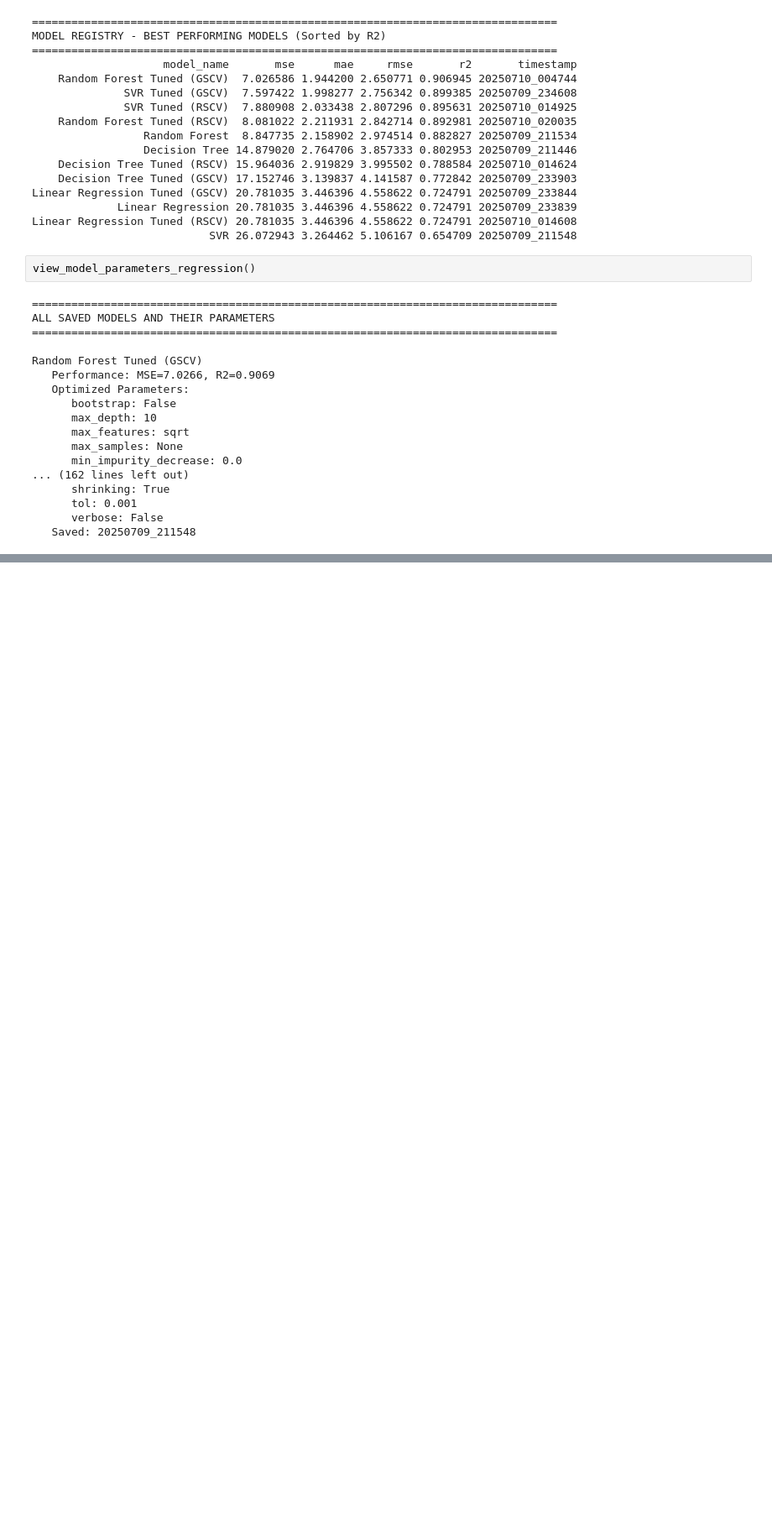
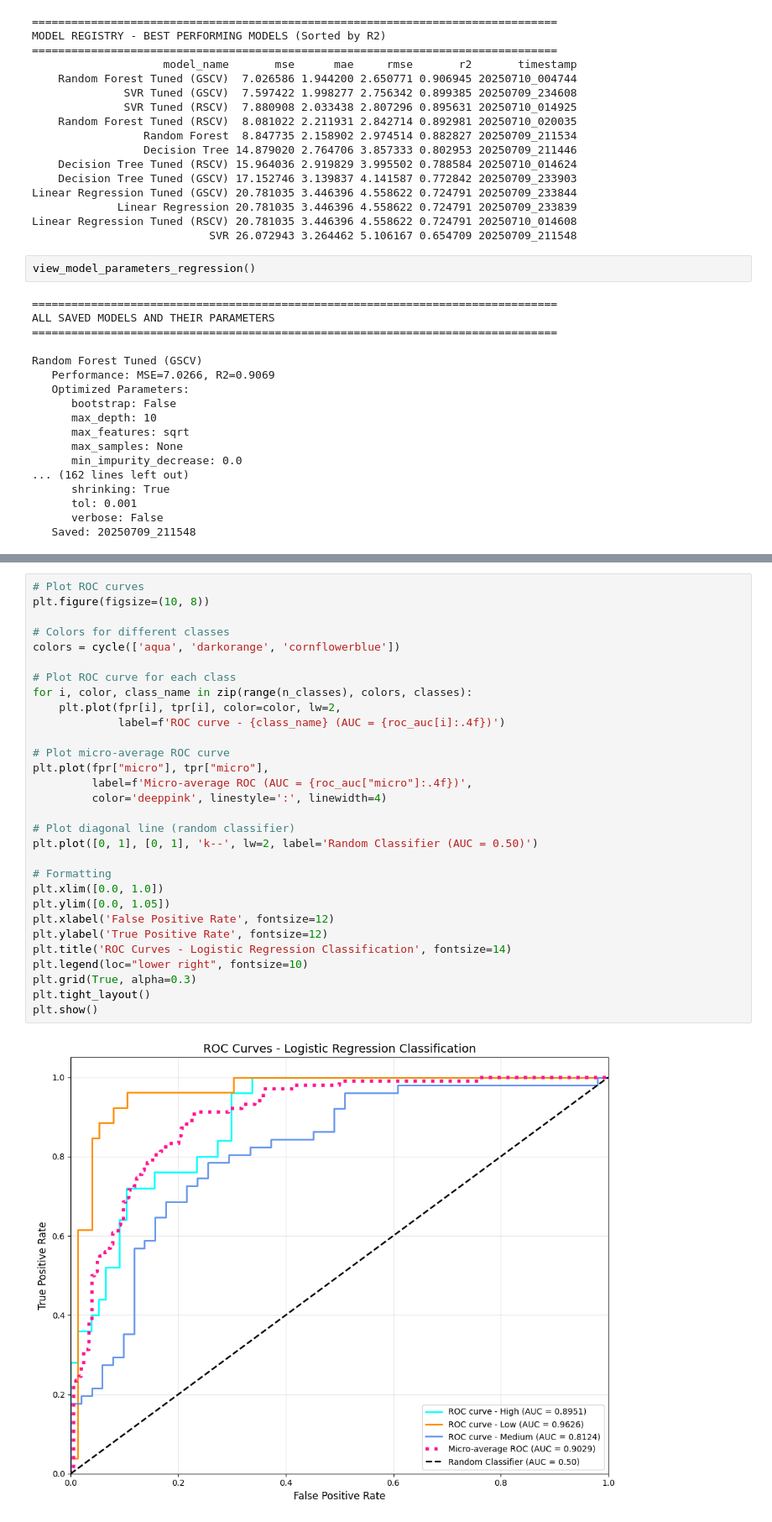
Before and after one commit to LTJ508/BostonML, a Jupyter notebook: BostonML.ipynb, the cells around one changed output, grey strips where cells are left out. Shown at 84% size. Drawn from its saved outputs; the diff is of its cells as text; blank space fills up the shorter version.

```diff
--- a/BostonML.ipynb
+++ b/BostonML.ipynb
@@ -1788,0 +2348,32 @@ Random Forest Tuned (GSCV)
+# %%
+# Plot ROC curves
+plt.figure(figsize=(10, 8))
+
+# Colors for different classes
+colors = cycle(['aqua', 'darkorange', 'cornflowerblue'])
+
+# Plot ROC curve for each class
+for i, color, class_name in zip(range(n_classes), colors, classes):
+    plt.plot(fpr[i], tpr[i], color=color, lw=2,
+             label=f'ROC curve - {class_name} (AUC = {roc_auc[i]:.4f})')
+
+# Plot micro-average ROC curve
+plt.plot(fpr["micro"], tpr["micro"],
+         label=f'Micro-average ROC (AUC = {roc_auc["micro"]:.4f})',
+         color='deeppink', linestyle=':', linewidth=4)
+
+# Plot diagonal line (random classifier)
+plt.plot([0, 1], [0, 1], 'k--', lw=2, label='Random Classifier (AUC = 0.50)')
+
+# Formatting
+plt.xlim([0.0, 1.0])
+plt.ylim([0.0, 1.05])
+plt.xlabel('False Positive Rate', fontsize=12)
+plt.ylabel('True Positive Rate', fontsize=12)
+plt.title('ROC Curves - Logistic Regression Classification', fontsize=14)
+plt.legend(loc="lower right", fontsize=10)
+plt.grid(True, alpha=0.3)
+plt.tight_layout()
+plt.show()
+# %% [output]
+[figure, added]
```
Also changed, not shown: parts of 53 cells of this notebook, 3 other files.
